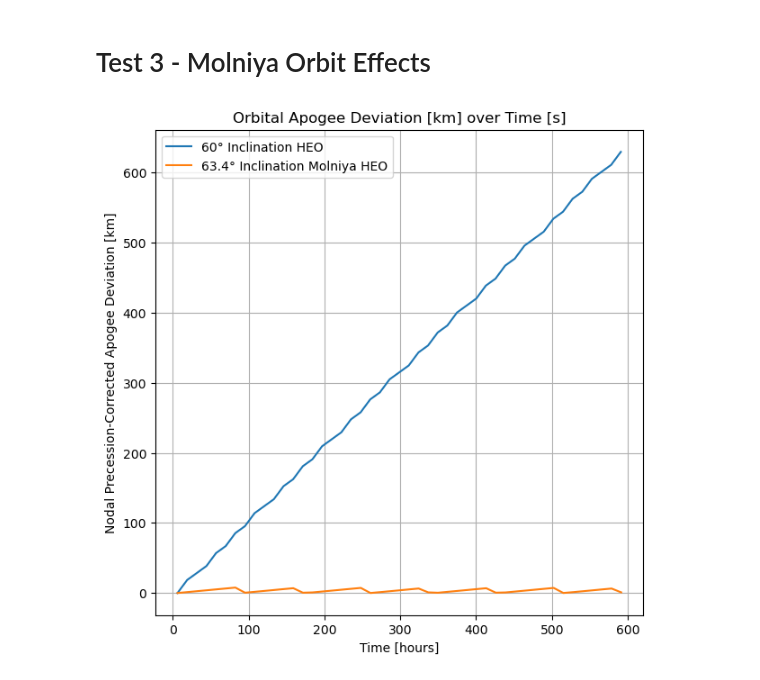
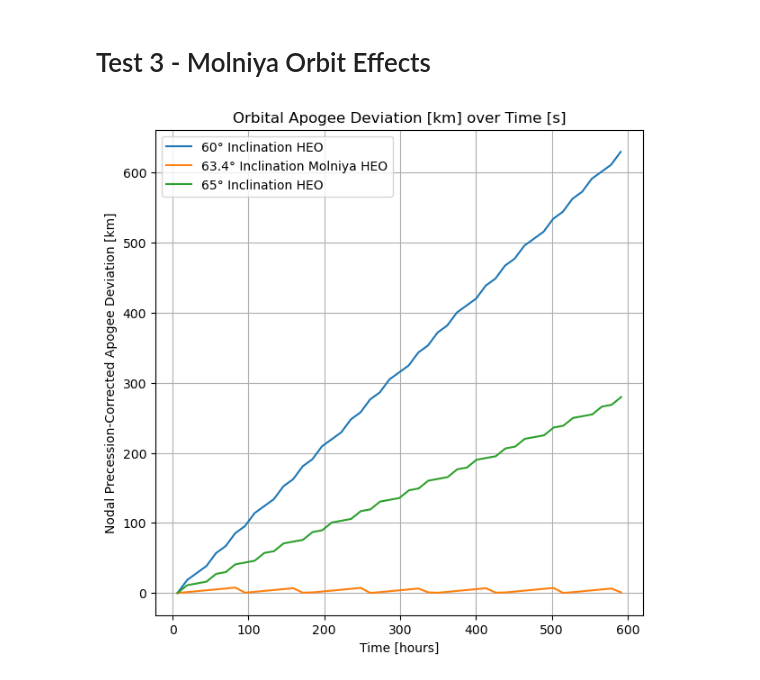
Before and after one commit to utat-ss/adcs-sim, a Jupyter notebook: poster tests/edge_cases.ipynb, the cells around one changed output. Saved outputs shown, nothing was run; the diff lists cells and outputs as text; code cells hidden in the pictures.

Commit message:
CHG: Improve Molniya graph

```diff
--- a/poster tests/edge_cases.ipynb
+++ b/poster tests/edge_cases.ipynb
@@ -169,6 +169,11 @@ x0_reg = np.array([
 
 x0_molniya = np.array([
     r0 * math.cos(MOLNIYA_INC), 0, -r0 * math.sin(MOLNIYA_INC),
+    0, v0, 0
+])
+
+x0_reg2 = np.array([
+    r0 * math.cos(np.deg2rad(65)), 0, -r0 * math.sin(np.deg2rad(65)),
     0, v0, 0
 ])
 
@@ -197,12 +202,24 @@ config_molniya = simulation_config(
     J2=True
 )
 
+config_reg2 = simulation_config(
+    t0=t0,
+    tf=tf,
+    time_steps=duration*steps_per_min,
+    propagator_method=propagation_method,
+    x0=x0_reg2,
+    drag=False,
+    J2=True
+)
+
 # running propagation
 states_reg = propagate_orbit(config_reg)
 states_molniya = propagate_orbit(config_molniya)
+states_reg2 = propagate_orbit(config_reg2)
 
 r_vecs_reg = np.transpose(states_reg[:3, :])
 r_vecs_molniya = np.transpose(states_molniya[:3, :])
+r_vecs_reg2 = np.transpose(states_reg2[:3, :])
 
 norm_increasing = True
 norm = np.linalg.norm(r_vecs_reg[0])
@@ -242,12 +259,33 @@ for i in range(1, len(r_vecs_molniya)):
             perigees_mol.append([r_vecs_molniya[i-1]])
             norm_increasing = True
 
+norm_increasing = True
+norm = np.linalg.norm(r_vecs_reg2[0])
+apogees_reg2 = []
+apogee_reg2_times = []
+perigees_reg2 = []
+
+for i in range(1, len(r_vecs_reg2)):
+    prev_norm = norm
+    norm = np.linalg.norm(r_vecs_reg2[i])
+    if norm_increasing:
+        if norm < prev_norm:
+            apogees_reg2.append(r_vecs_reg2[i-1])
+            apogee_reg2_times.append((i-1)/steps_per_min)
+            norm_increasing = False
+    else:
+        if norm > prev_norm:
+            perigees_reg2.append([r_vecs_reg2[i-1]])
+            norm_increasing = True
+
 apogees_reg = np.asarray(apogees_reg, dtype=float)
 apogees_mol = np.asarray(apogees_mol, dtype=float)
 perigees_reg = np.asarray(perigees_reg, dtype=float)
+apogees_reg2 = np.asarray(apogees_reg2, dtype=float)
 
 apogee_reg_times = np.asarray(apogee_reg_times, dtype=float)
 apogee_mol_times = np.asarray(apogee_mol_times, dtype=float)
+apogee_reg2_times = np.asarray(apogee_reg2_times, dtype=float)
 
 reg_period = (apogee_reg_times[1] - apogee_reg_times[0]) * 60
 
@@ -263,31 +301,41 @@ angular_speed = 2 * math.pi / reg_period
 nodal_precess_rate_rad_s = (3/2) * (const.EARTH_RADIUS_EQ_m ** 2) * J2 * angular_speed * math.cos(MOLNIYA_INC) / denom
 rot_angles_reg = apogee_reg_times * 60 * nodal_precess_rate_rad_s
 rot_angles_mol = apogee_mol_times * 60 * nodal_precess_rate_rad_s
+rot_angles_reg2 = apogee_reg2_times * 60 * nodal_precess_rate_rad_s
 
 for i in range(len(apogees_reg)):
     matrix = conv.rot_z(rot_angles_reg[i])
     apogees_reg[i] = matrix @ apogees_reg[i]
 
 for j in range(len(apogees_mol)):
     matrix = conv.rot_z(rot_angles_mol[j])
     apogees_mol[j] = matrix @ apogees_mol[j]
 
+for k in range(len(apogees_reg2)):
+    matrix = conv.rot_z(rot_angles_reg2[k])
+    apogees_reg2[k] = matrix @ apogees_reg2[k]
+
 apogee_reg_errors = apogees_reg - np.tile(apogees_reg[0], (len(apogees_reg), 1))
 apogee_mol_errors = apogees_mol - np.tile(apogees_mol[0], (len(apogees_mol), 1))
+apogee_reg2_errors = apogees_reg2 - np.tile(apogees_reg2[0], (len(apogees_reg2), 1))
 
 normed_apogee_reg_errors = np.linalg.norm(apogee_reg_errors, axis=1)
 normed_apogee_mol_errors = np.linalg.norm(apogee_mol_errors, axis=1)
+normed_apogee_reg2_errors = np.linalg.norm(apogee_reg2_errors, axis=1)
 
 plt.figure(figsize=(7, 7))
 
 plt.plot(apogee_reg_times / 60.0, normed_apogee_reg_errors / 1000.0, label="60° Inclination HEO")
 
 plt.plot(apogee_mol_times / 60.0, normed_apogee_mol_errors / 1000.0, label="63.4° Inclination Molniya HEO")
+
+plt.plot(apogee_reg2_times / 60.0, normed_apogee_reg2_errors / 1000.0, label="65° Inclination HEO")
+
 plt.title("Orbital Apogee Deviation [km] over Time [s]")
 plt.xlabel("Time [hours]")
 plt.ylabel("Nodal Precession-Corrected Apogee Deviation [km]")
 plt.grid()
 plt.legend()
 plt.show()
 # %% [output]
-[figure, old version]
+[figure, new version]
```
